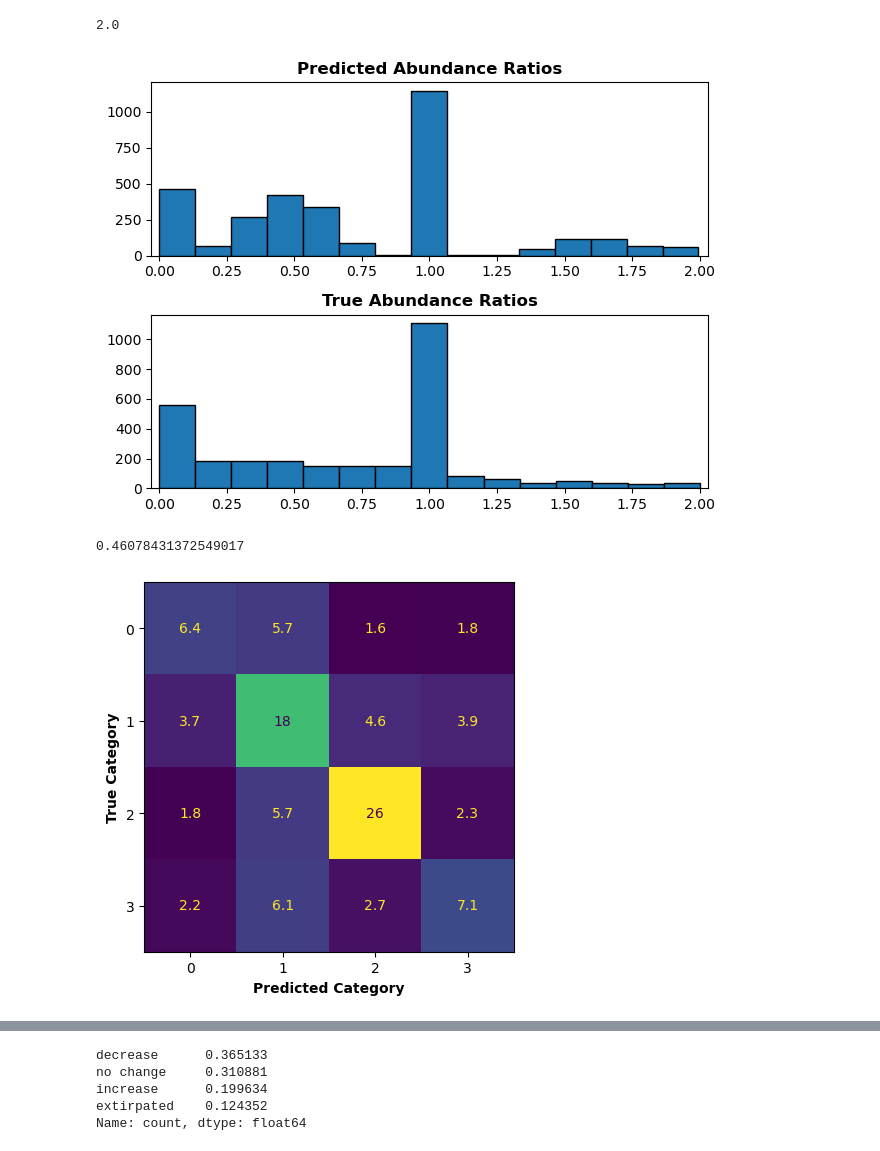
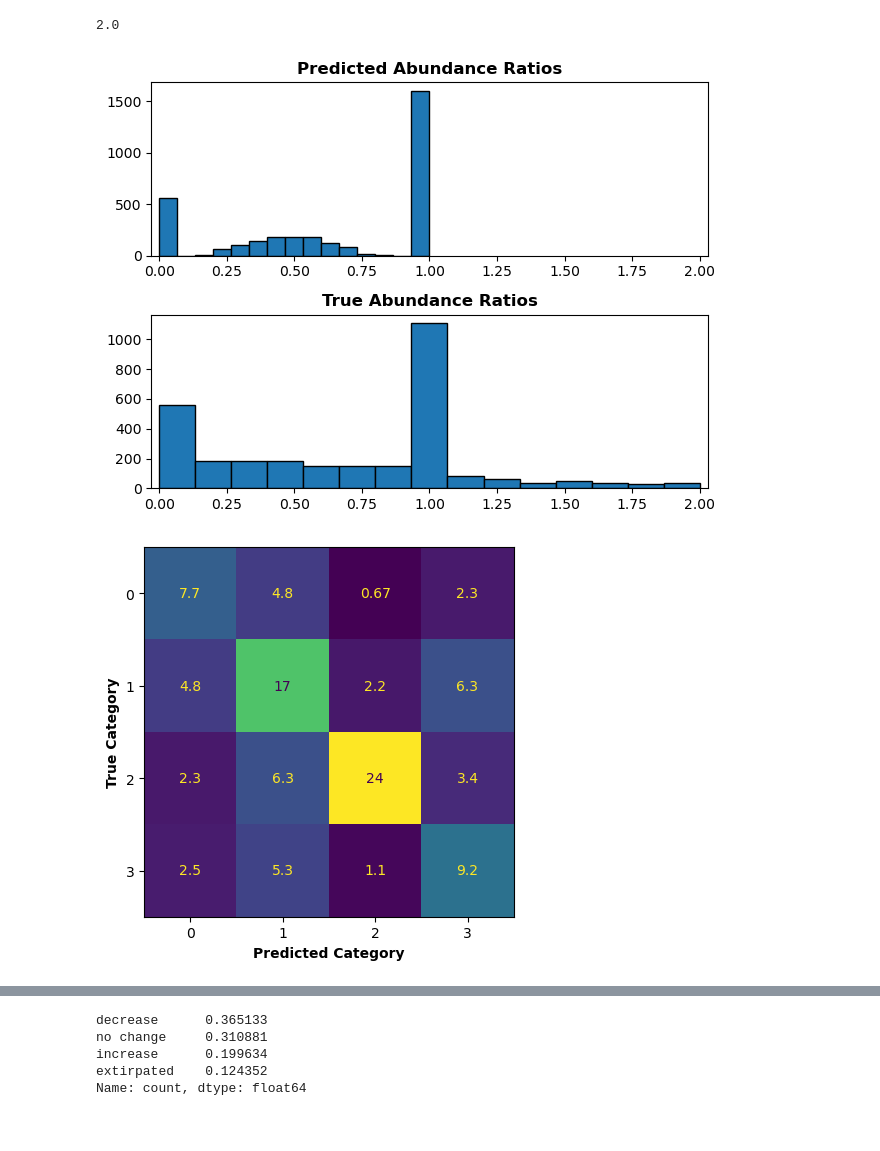
Before and after one commit to emiliolr/life-hunting, a Jupyter notebook: notebooks/scratch.ipynb, the cells around one changed output, grey strips where cells are left out. Drawn from its saved outputs; the diff is of its cells as text; code cells hidden in the pictures.

Commit message:
Worked on testing how the 3-part model works w no abundance increases allowed

```diff
--- a/notebooks/scratch.ipynb
+++ b/notebooks/scratch.ipynb
@@ -275,31 +323,26 @@ np.median(lens)
 # %%
 from plotting_utils import plot_ratio_distribution_comparison
 
-raw = pd.read_csv('/Users/emiliolr/Desktop/life-hunting/testing_governance/raw_predictions/rf_three_part_2.0mins_mammals_recreated_5-fold_random-blocking.csv')
+raw = pd.read_csv('/Users/emiliolr/Desktop/life-hunting/testing_governance/raw_predictions/rf-no-increase_three_part_2.0mins_rebalance-classes_no-neighborhood_mammals_recreated_5-fold_random-blocking.csv')
 # raw = pd.read_csv('/Users/emiliolr/Desktop/life-hunting/testing_governance/raw_predictions/rf-pca_hurdle_1.0mins_rebalance-classes_mammals_recreated_5-fold_random-blocking.csv')
 
 fig, ax = plot_ratio_distribution_comparison(true_ratios = raw['actual'],
                                              pred_ratios = raw['predicted'],
                                              upper_thresh = 2,
                                              n_bins = 15)
 
 
 # m = (raw['actual'] <= 2)
 # actual = raw['actual'][m]
 # pred = raw['predicted'][m]
 
 # plt.hist(actual, color = 'grey', alpha = 0.6, edgecolor = None)
 # plt.hist(pred, color = 'maroon', alpha = 0.6, edgecolor = None)
 
 
 # plt.show()
 # %% [output]
-[figure, old version]
+[figure, new version]
-# %%
-k = 0
-((raw['actual'] == k) & (raw['predicted'] == k)).sum() / (raw['actual'] == k).sum()
-# %% [output]
-0.46078431372549017
 # %%
 from sklearn.metrics import ConfusionMatrixDisplay, confusion_matrix
 
@@ -317,7 +360,7 @@ plt.xlabel('Predicted Category', weight = 'bold')
 
 plt.show()
 # %% [output]
-[figure, old version]
+[figure, new version]
 # %%
 # Looking at histograms/eCDFs of actual/predicted per fold and corresponding Wasserstein distance
 max_val = 2
```
Also changed, not shown: parts of 8 cells of this notebook, 9 other files.
